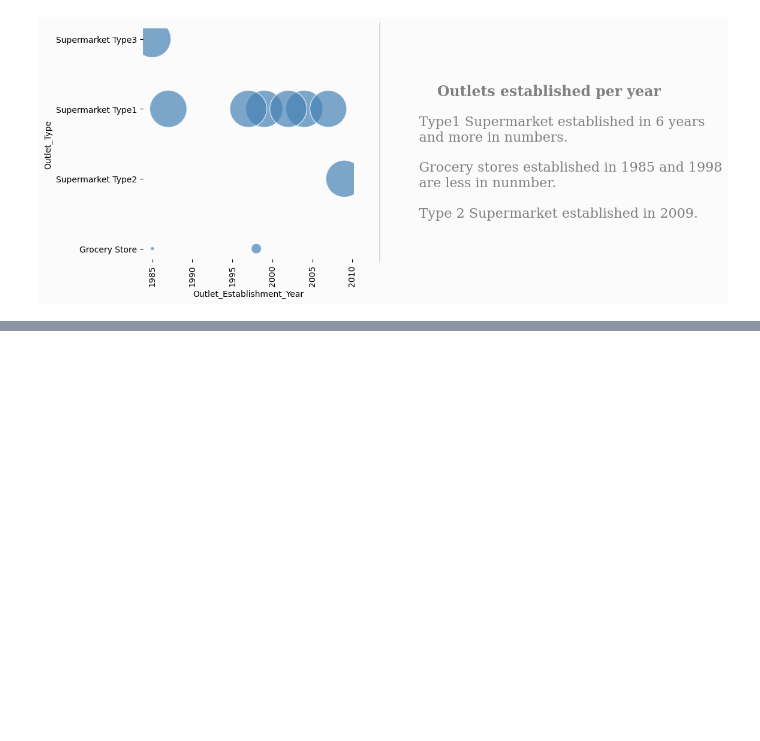
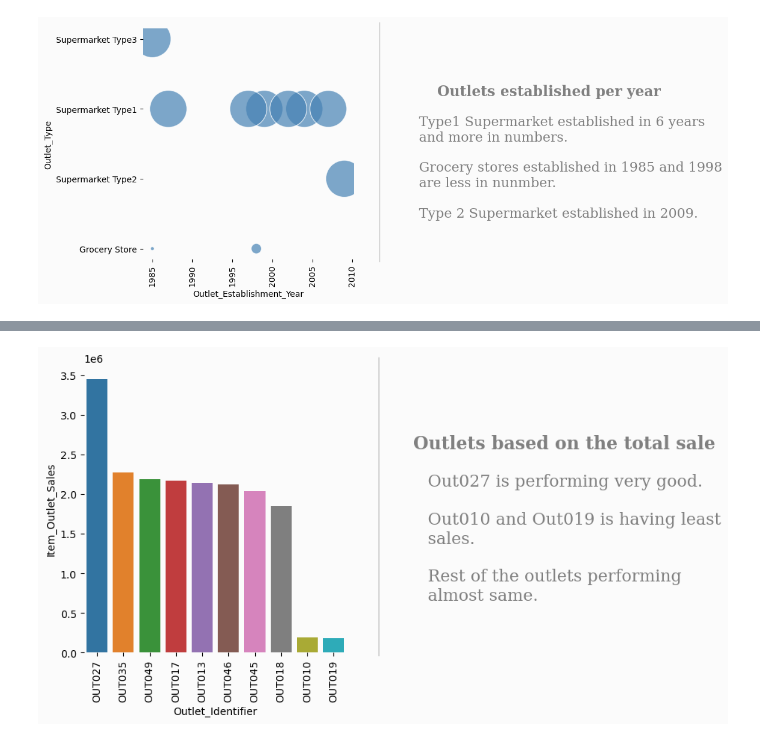
Before and after one commit to ajithcl/BigmartSalesPrediction, a Jupyter notebook: BigmartSalesPrediction.ipynb, the cells around one changed output, grey strips where cells are left out. Saved outputs shown, nothing was run; the diff lists cells and outputs as text; code cells hidden in the pictures; blank space fills up the shorter version.

```diff
--- a/BigmartSalesPrediction.ipynb
+++ b/BigmartSalesPrediction.ipynb
@@ -620,14 +632,16 @@ display(dummy.query('Count != 0'))
  Missing value counts:
 |  | Feature | Count |
 # %%
+#Remove duplicate values for Item fat content.
+df_total['Item_Fat_Content'].replace('reg','Regular',inplace=True)
+df_total['Item_Fat_Content'].replace(['LF','low fat'],'Low Fat',inplace=True)
+#save index list for later use
+train_index=df_train.index
+test_index=new_index_list
 #Retrieve mofified train and test data
 df_test=df_total.loc[new_index_list]
 df_train=df_total.loc[df_train.index]
-df_train["Item_Outlet_Sale"]=target
+df_train["Item_Outlet_Sales"]=target
-# %%
-#Remove duplicate values for Item fat content.
-df_train['Item_Fat_Content'].replace('reg','Regular',inplace=True)
-df_train['Item_Fat_Content'].replace(['LF','low fat'],'Low Fat',inplace=True)
 # %% [markdown]
 ## <center>Feature relations in training dataset</center>
 # %% [markdown]
@@ -1059,0 +1074,69 @@ plt.show()
+# %%
+df=df_train.loc[:,["Outlet_Identifier","Item_Outlet_Sales"]]
+df=df.groupby("Outlet_Identifier").agg({"Item_Outlet_Sales":sum}).reset_index()
+df.sort_values("Item_Outlet_Sales",ascending=False,inplace=True)
+# %%
+sns.reset_defaults()
+
+#Visualization
+fig=plt.figure(figsize=(10,5));
+
+ax0=fig.add_subplot(1,2,1)
+ax1=fig.add_subplot(1,2,2)
+ax1.grid(False)
+ax1.set_xticklabels([])
+ax1.set_yticklabels([])
+
+fig.patch.set_facecolor(background_color)
+ax0.set_facecolor(background_color)
+ax1.set_facecolor(background_color)
+ax0.spines["bottom"].set_visible(False)
+ax0.spines["top"].set_visible(False)
+ax0.spines["right"].set_visible(False)
+ax0.spines["left"].set_visible(False)
+ax1.spines["bottom"].set_visible(False)
+ax1.spines["top"].set_visible(False)
+ax1.spines["right"].set_visible(False)
+ax1.spines["left"].set_visible(False)
+ax1.tick_params(left=False,bottom=False)
+
+#Plot the barplot
+sns.barplot(data=df,x="Outlet_Identifier",y="Item_Outlet_Sales",ax=ax0)
+
+#rotating the ticklabels in x axis
+for tick in ax0.get_xticklabels():
+    tick.set_rotation(90)
+
+#Draw line in the middle
+l1= lines.Line2D([0.52,0.52],[0.1, 0.9],color='black',lw=0.2,transform=fig.transFigure)
+fig.lines.extend([l1])
+
+#heading content
+fig.text(x=0.5,
+        y=0.6,
+        fontweight='bold',
+        fontfamily='serif',
+        fontsize=17,
+        color='grey',
+        s='''
+        Outlets based on the total sale
+        ''')
+#text content
+fig.text(x=0.5,
+        y=0.2,
+        fontweight='light',
+        fontfamily='serif',
+        fontsize=16,
+        color='grey',
+        s='''
+            Out027 is performing very good.
+
+            Out010 and Out019 is having least
+            sales.
+
+            Rest of the outlets performing
+            almost same.
+        ''')
+plt.show()
+# %% [output]
+[figure, added]
```
Also changed, not shown: parts of 16 cells of this notebook.
